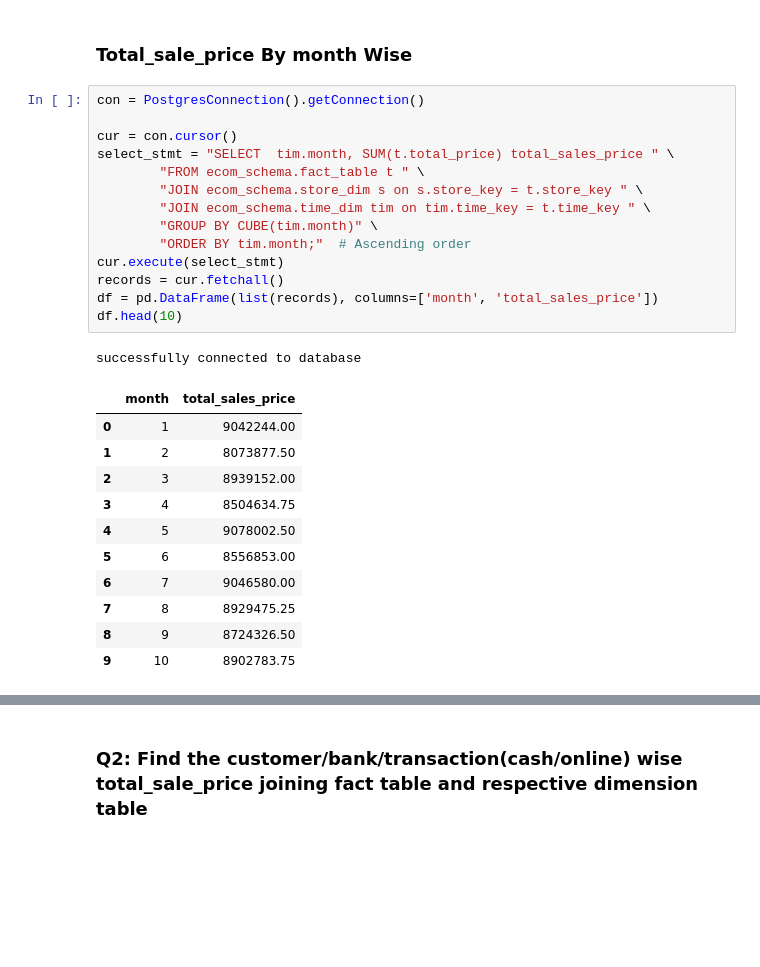
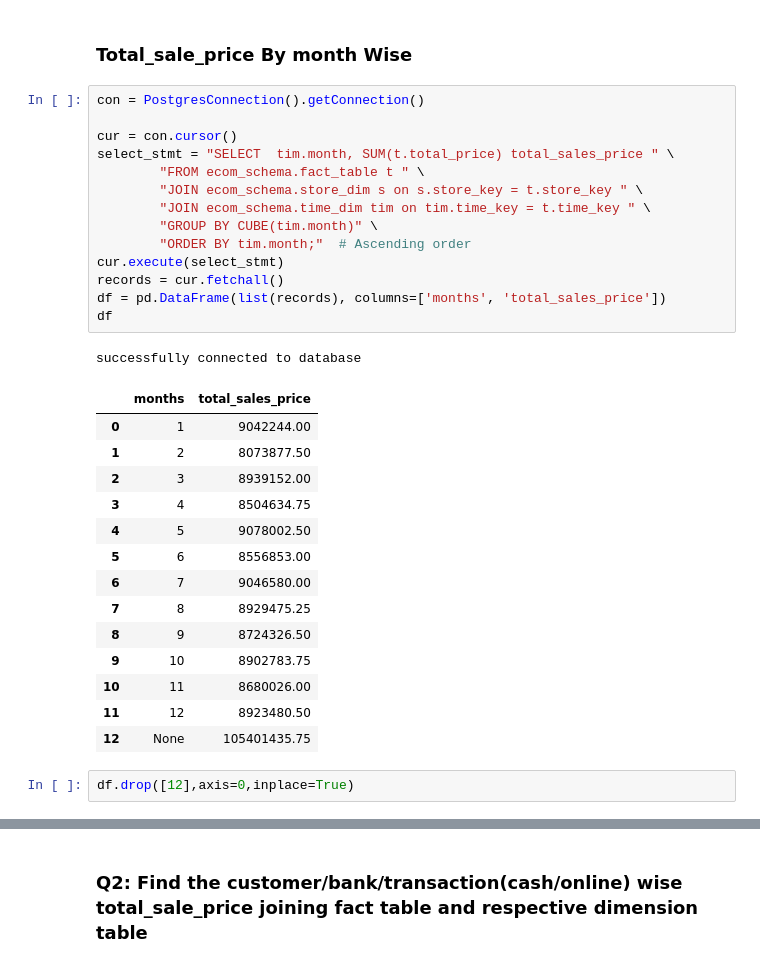
Before and after one commit to SadiaAlamChy/HDA-Tech-Learning, a Jupyter notebook: notebook/analytics/Olap.ipynb, the cells around one changed output, grey strips where cells are left out. Saved outputs shown, nothing was run; the diff lists cells and outputs as text; blank space fills up the shorter version.

```diff
--- a/notebook/analytics/Olap.ipynb
+++ b/notebook/analytics/Olap.ipynb
@@ -176,20 +279,20 @@ successfully connected to database
 # %%
 con = PostgresConnection().getConnection()
 
 cur = con.cursor()
 select_stmt = "SELECT  tim.month, SUM(t.total_price) total_sales_price " \
         "FROM ecom_schema.fact_table t " \
         "JOIN ecom_schema.store_dim s on s.store_key = t.store_key " \
         "JOIN ecom_schema.time_dim tim on tim.time_key = t.time_key " \
         "GROUP BY CUBE(tim.month)" \
         "ORDER BY tim.month;"  # Ascending order
 cur.execute(select_stmt)
 records = cur.fetchall()
-df = pd.DataFrame(list(records), columns=['month', 'total_sales_price'])
-df.head(10)
+df = pd.DataFrame(list(records), columns=['months', 'total_sales_price'])
+df
 # %% [output]
 successfully connected to database
-|  | month | total_sales_price |
+|  | months | total_sales_price |
 | 0 | 1 | 9042244.00 |
 | 1 | 2 | 8073877.50 |
 | 2 | 3 | 8939152.00 |
@@ -200,3 +303,8 @@ successfully connected to database
 | 7 | 8 | 8929475.25 |
 | 8 | 9 | 8724326.50 |
 | 9 | 10 | 8902783.75 |
+| 10 | 11 | 8680026.00 |
+| 11 | 12 | 8923480.50 |
+| 12 | None | 105401435.75 |
+# %%
+df.drop([12],axis=0,inplace=True)
```
Also changed, not shown: parts of 31 cells of this notebook, 1 other file.
